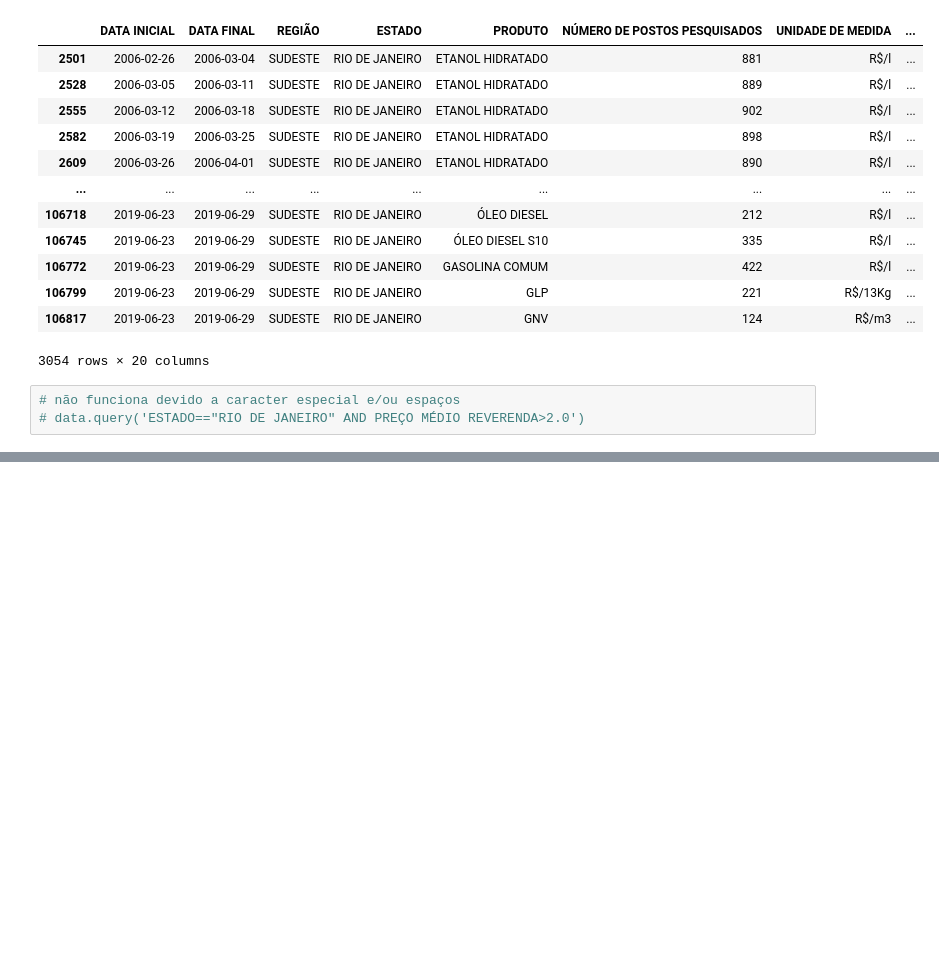
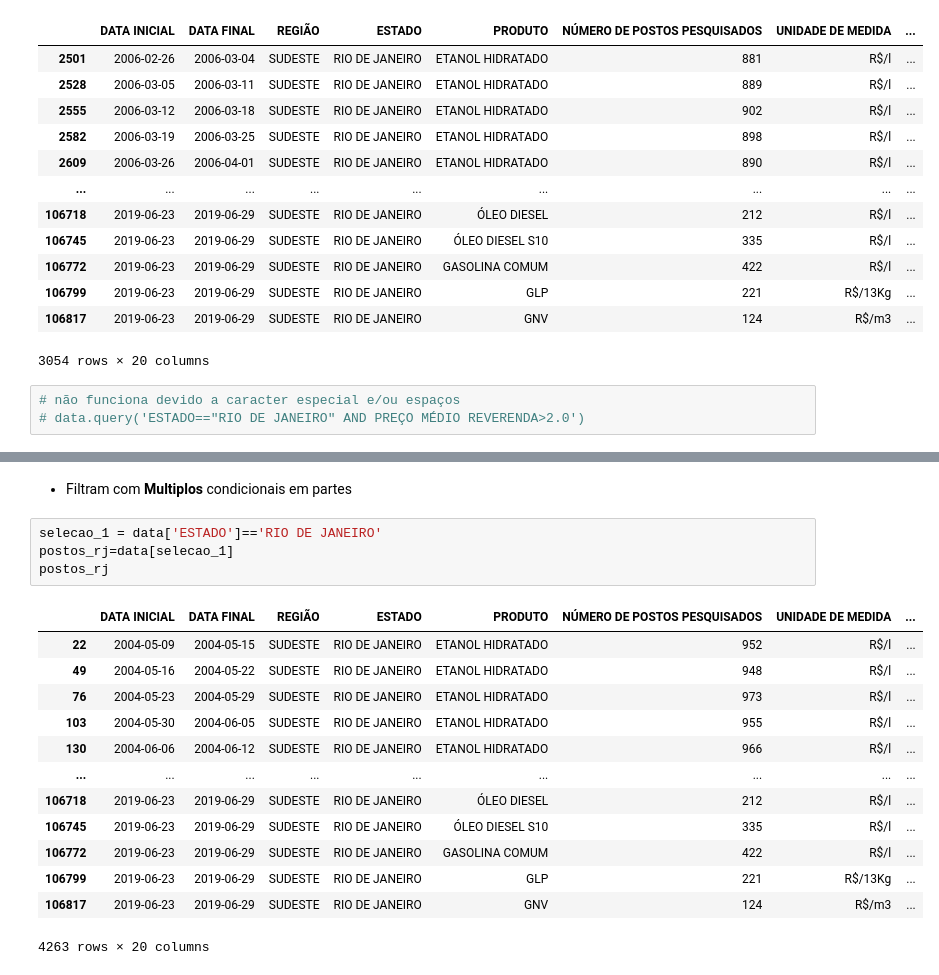
Before and after one commit to LaersonJunior/estudopandas, a Jupyter notebook: Estudo.ipynb, the cells around one changed output, grey strips where cells are left out. Drawn from its saved outputs; the diff is of its cells as text; blank space fills up the shorter version.

```diff
--- a/Estudo.ipynb
+++ b/Estudo.ipynb
@@ -635,0 +645,20 @@ data[selecao_RJ]
+# %% [markdown]
+- Filtram com **Multiplos** condicionais em partes <br/>
+# %%
+selecao_1 = data['ESTADO']=='RIO DE JANEIRO'
+postos_rj=data[selecao_1]
+postos_rj
+# %% [output]
+|  | DATA INICIAL | DATA FINAL | REGIÃO | ESTADO | PRODUTO | NÚMERO DE POSTOS PESQUISADOS | UNIDADE DE MEDIDA | ... |
+| 22 | 2004-05-09 | 2004-05-15 | SUDESTE | RIO DE JANEIRO | ETANOL HIDRATADO | 952 | R$/l | ... |
+| 49 | 2004-05-16 | 2004-05-22 | SUDESTE | RIO DE JANEIRO | ETANOL HIDRATADO | 948 | R$/l | ... |
+| 76 | 2004-05-23 | 2004-05-29 | SUDESTE | RIO DE JANEIRO | ETANOL HIDRATADO | 973 | R$/l | ... |
+| 103 | 2004-05-30 | 2004-06-05 | SUDESTE | RIO DE JANEIRO | ETANOL HIDRATADO | 955 | R$/l | ... |
+| 130 | 2004-06-06 | 2004-06-12 | SUDESTE | RIO DE JANEIRO | ETANOL HIDRATADO | 966 | R$/l | ... |
+| ... | ... | ... | ... | ... | ... | ... | ... | ... |
+| 106718 | 2019-06-23 | 2019-06-29 | SUDESTE | RIO DE JANEIRO | ÓLEO DIESEL | 212 | R$/l | ... |
+| 106745 | 2019-06-23 | 2019-06-29 | SUDESTE | RIO DE JANEIRO | ÓLEO DIESEL S10 | 335 | R$/l | ... |
+| 106772 | 2019-06-23 | 2019-06-29 | SUDESTE | RIO DE JANEIRO | GASOLINA COMUM | 422 | R$/l | ... |
+| 106799 | 2019-06-23 | 2019-06-29 | SUDESTE | RIO DE JANEIRO | GLP | 221 | R$/13Kg | ... |
+| 106817 | 2019-06-23 | 2019-06-29 | SUDESTE | RIO DE JANEIRO | GNV | 124 | R$/m3 | ... |
+4263 rows × 20 columns
```
Also changed, not shown: parts of 4 cells of this notebook.
